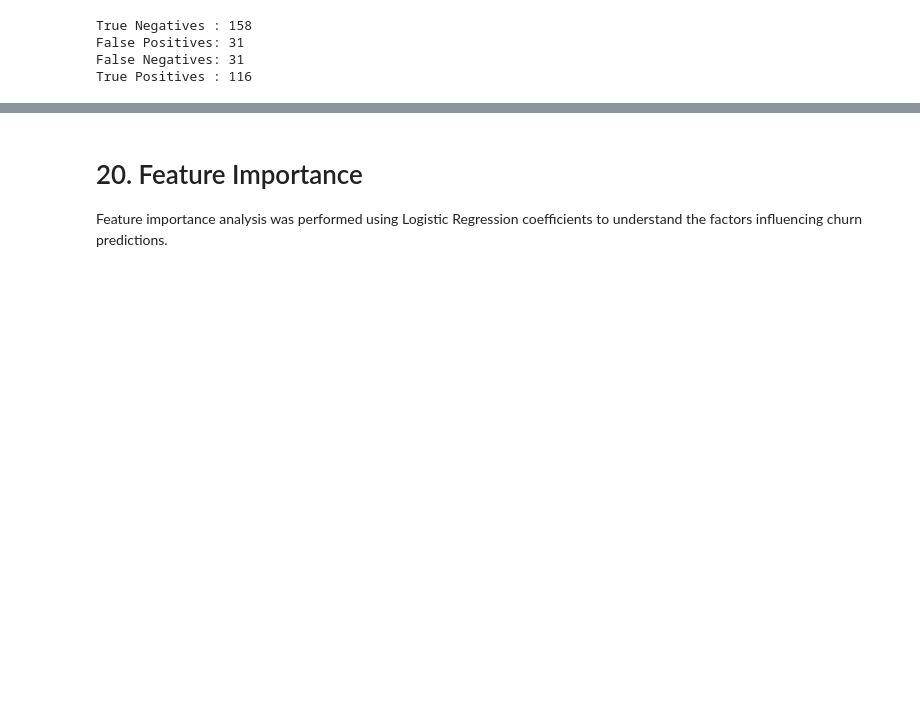
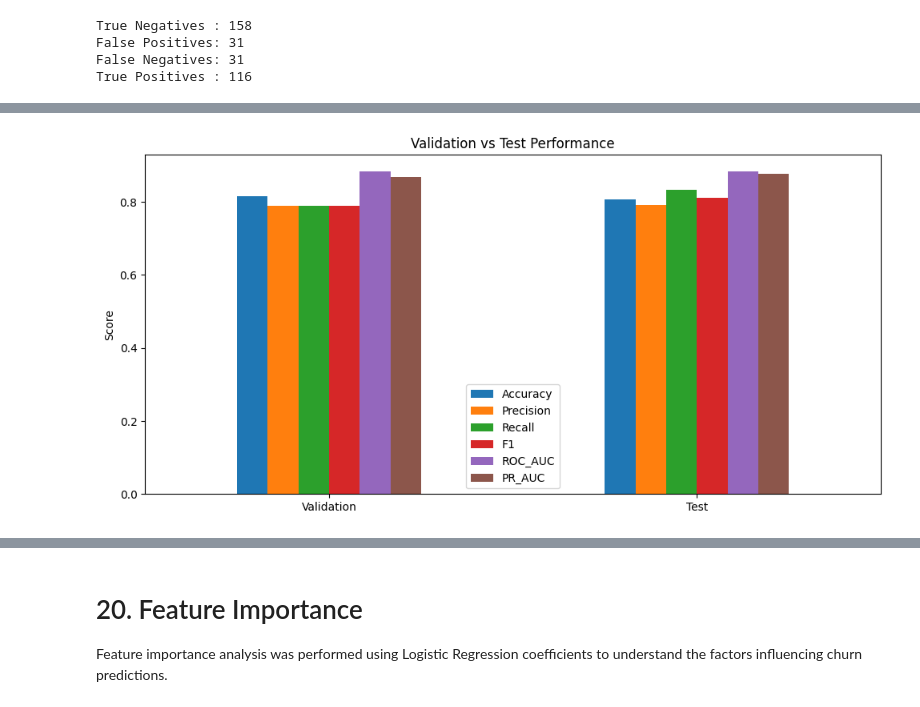
Before and after one commit to Deepika825325/part3-churn-prediction-model-card, a Jupyter notebook: churn_model.ipynb, the cells around one changed output, grey strips where cells are left out. Saved outputs shown, nothing was run; the diff lists cells and outputs as text; code cells hidden in the pictures; blank space fills up the shorter version.

```diff
--- a/churn_model.ipynb
+++ b/churn_model.ipynb
@@ -2485,0 +2717,12 @@ with open(
+# %%
+# Generate test set probabilities
+
+y_test_prob = best_lr.predict_proba(
+    X_test
+)[:, 1]
+
+# Apply selected threshold
+
+y_test_pred = (
+    y_test_prob >= 0.45
+).astype(int)
@@ -2485,0 +2774,7 @@ with open(
+# %%
+comparison = pd.DataFrame({
+    "Validation": final_metrics,
+    "Test": test_metrics
+})
+
+comparison.round(4)
@@ -2485,0 +2789,29 @@ with open(
+# %%
+comparison.T.plot(
+    kind="bar",
+    figsize=(10,5)
+)
+
+plt.title(
+    "Validation vs Test Performance"
+)
+
+plt.ylabel(
+    "Score"
+)
+
+plt.xticks(
+    rotation=0
+)
+
+plt.tight_layout()
+
+plt.savefig(
+    "outputs/validation_vs_test.png",
+    dpi=300,
+    bbox_inches="tight"
+)
+
+plt.show()
+# %% [output]
+[figure, added]
```
Also changed, not shown: parts of 44 cells of this notebook, 3 other files.
